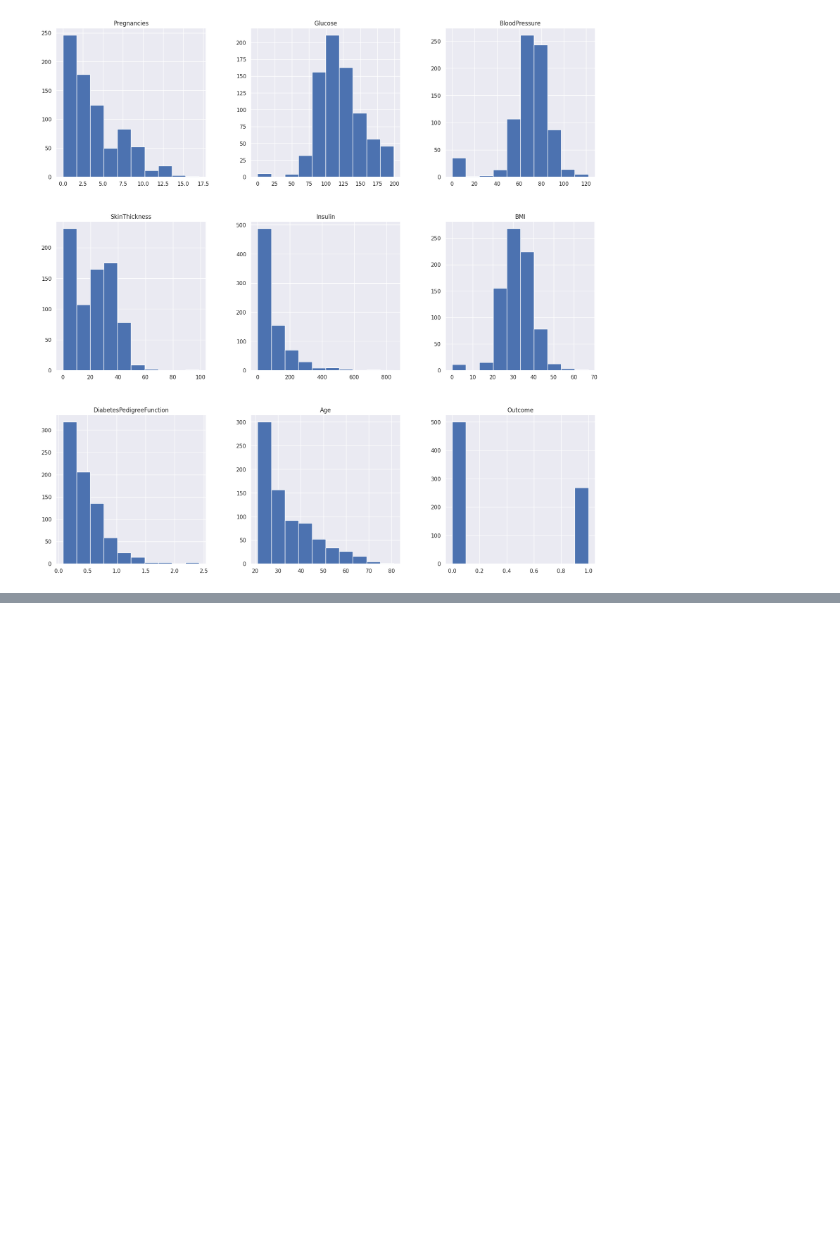
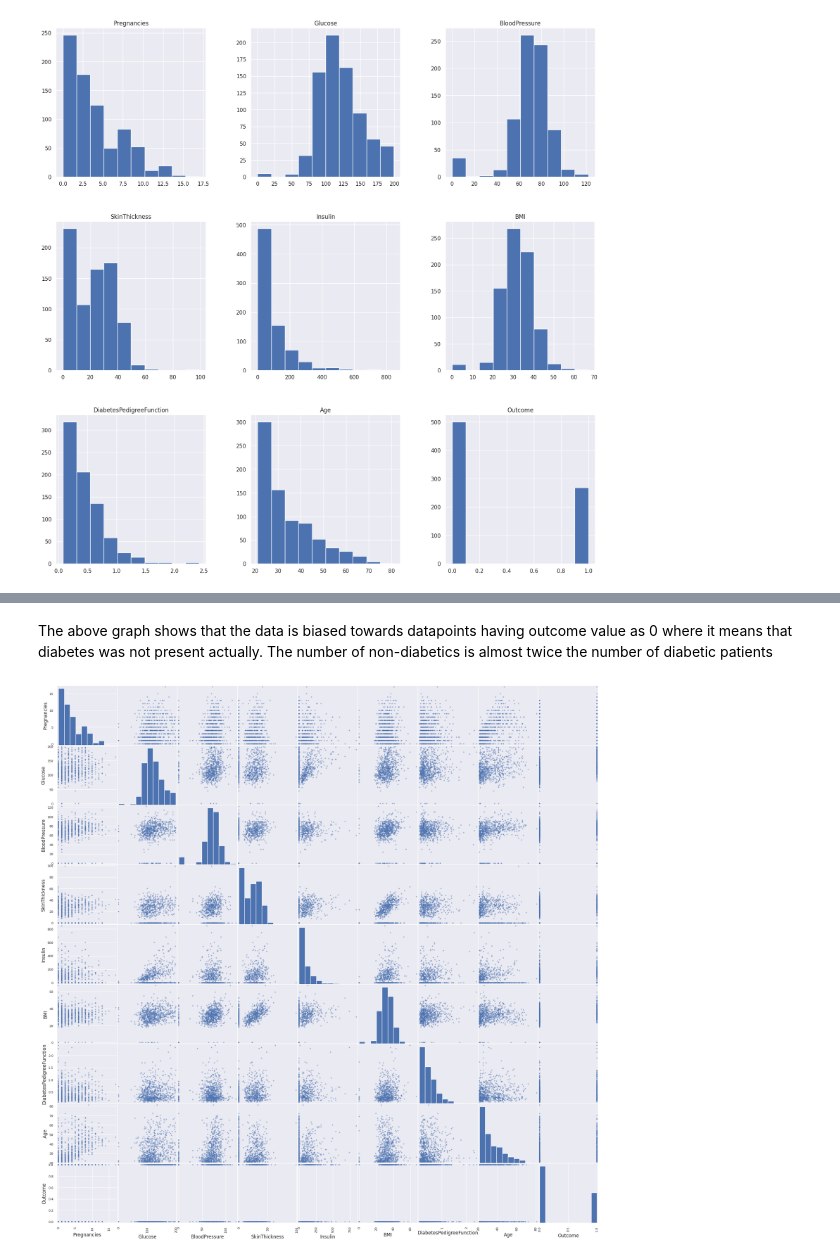
Before and after one commit to waheeb123/Python, a Jupyter notebook: finalProject.ipynb, the cells around one changed output, grey strips where cells are left out. Cells and saved outputs as stored; diff of their text form; code cells hidden in the pictures; blank space fills up the shorter version.

```diff
--- a/finalProject.ipynb
+++ b/finalProject.ipynb
@@ -103,0 +137,13 @@ p = df.hist(figsize = (20,20))
+# %% [markdown]
+The above graph shows that the data is biased towards datapoints having outcome value as 0 where it means that diabetes was not present actually. The number of non-diabetics is almost twice the number of diabetic patients
+# %%
+# Scatter matrix of uncleaned data
+
+import pandas as pd
+from pandas.plotting import scatter_matrix
+import matplotlib.pyplot as plt
+
+scatter_matrix(df, figsize=(25, 25))
+plt.show()
+# %% [output]
+[figure, added]
```
Also changed, not shown: parts of 11 cells of this notebook.
